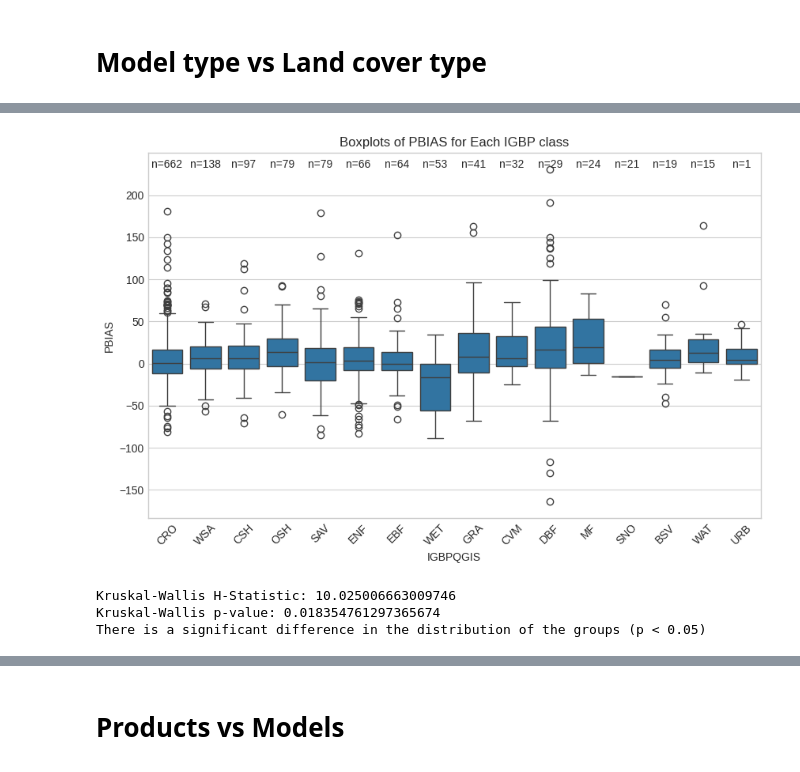
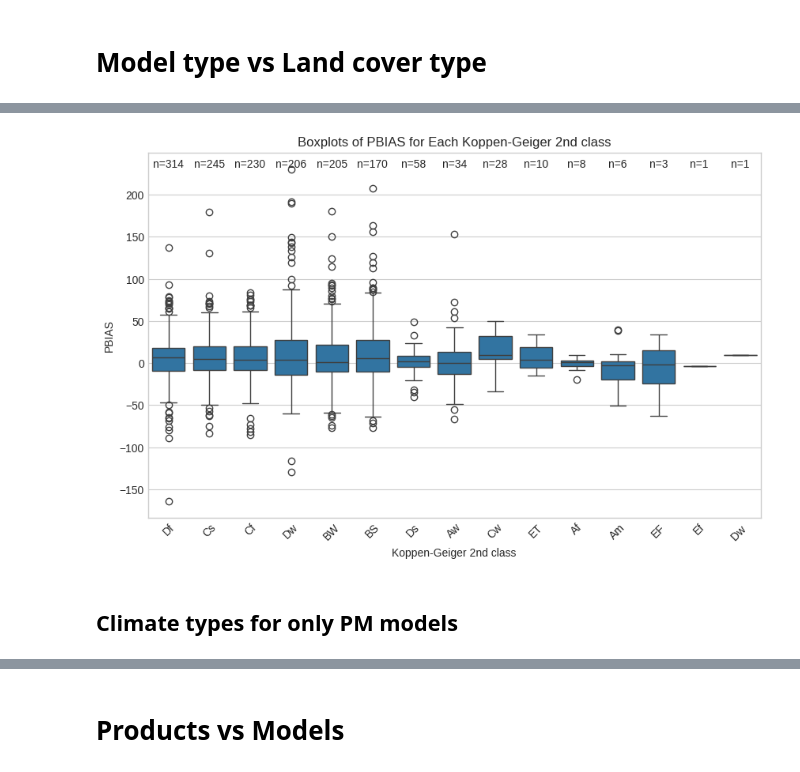
Before and after one commit to trngbich/Hydroloop, a Jupyter notebook: PBias_meta_analyses.ipynb, the cells around one changed output, grey strips where cells are left out. Cells and saved outputs as stored; diff of their text form; code cells hidden in the pictures.

```diff
--- a/PBias_meta_analyses.ipynb
+++ b/PBias_meta_analyses.ipynb
@@ -1567,0 +1759,18 @@ WSA
+# %%
+df_ = filtered_df[filtered_df['Number of sites (N)'] == 1]
+
+# Plot boxplots of PBIAS for each model type
+plt.figure(figsize=(10, 6))
+sns.boxplot(x='IGBP', y='PBIAS (%)', data=df_)
+
+# Annotate the plot with the count of data points for each group
+group_counts = df_['IGBP'].value_counts().reset_index()
+group_counts.columns = ['IGBP', 'count']
+for index, row in group_counts.iterrows():
+    plt.text(index, df_['PBIAS (%)'].max() + 2, f'n={row["count"]}', ha='center')
+
+plt.xlabel('IGBP')
+plt.ylabel('PBIAS')
+plt.title('Boxplots of PBIAS for Each IGBP class (Only N = 1)')
+plt.xticks(rotation=45)
+plt.show()
@@ -1590,18 +1953,19 @@ df_models = filtered_df[filtered_df['IGBP class'].isin(values_to_filter)]
 # %%
-df_ = df_models[df_models['Number of sites (N)'] == 1]
+df_PM = filtered_df[filtered_df['Model Type'] == 'PM']
+df_ = df_PM
 # Plot boxplots of PBIAS for each model type
 plt.figure(figsize=(10, 6))
-sns.boxplot(x='IGBP class', y='PBIAS (%)', data=df_)
+sns.boxplot(x='IGBP', y='PBIAS (%)', data=df_)
 
 # Annotate the plot with the count of data points for each group
-group_counts = df_['IGBP class'].value_counts().reset_index()
-group_counts.columns = ['IGBP class', 'count']
+group_counts = df_['IGBP'].value_counts().reset_index()
+group_counts.columns = ['IGBP', 'count']
 for index, row in group_counts.iterrows():
     plt.text(index, df_['PBIAS (%)'].max() + 2, f'n={row["count"]}', ha='center')
 
-plt.xlabel('IGBP class')
+plt.xlabel('IGBP')
 plt.ylabel('PBIAS')
-plt.title('Boxplots of PBIAS for Each IGBP class')
+plt.title('Boxplots of PBIAS for Each IGBP Type, only PM models')
 plt.xticks(rotation=45)
 plt.show()
 # %% [output]
@@ -1609,40 +1995,21 @@ plt.show()
 # %%
-df_ = df_models[df_models['Number of sites (N)'] == 1]
+df_ = filtered_df
 # Plot boxplots of PBIAS for each model type
 plt.figure(figsize=(10, 6))
-sns.boxplot(x='IGBPQGIS', y='PBIAS (%)', data=df_)
+sns.boxplot(x='Koppen-Geiger 2nd', y='PBIAS (%)', data=df_)
 
 # Annotate the plot with the count of data points for each group
-group_counts = df_['IGBPQGIS'].value_counts().reset_index()
-group_counts.columns = ['IGBPQGIS', 'count']
+group_counts = df_['Koppen-Geiger 2nd'].value_counts().reset_index()
+group_counts.columns = ['Koppen-Geiger 2nd', 'count']
 for index, row in group_counts.iterrows():
     plt.text(index, df_['PBIAS (%)'].max() + 2, f'n={row["count"]}', ha='center')
 
-plt.xlabel('IGBPQGIS')
+plt.xlabel('Koppen-Geiger 2nd class')
 plt.ylabel('PBIAS')
-plt.title('Boxplots of PBIAS for Each IGBP class')
+plt.title('Boxplots of PBIAS for Each Koppen-Geiger 2nd class')
 plt.xticks(rotation=45)
 plt.show()
 # %% [output]
-[figure, old version]
+[figure, new version]
-# %%
-# Perform Kruskal-Wallis H-test
-kruskal_result = kruskal(df_[df_['IGBPQGIS'] == 'CRO']['PBIAS (%)'],
-                        df_[df_['IGBPQGIS'] == 'WSA']['PBIAS (%)'],
-                        df_[df_['IGBPQGIS'] == 'CSH']['PBIAS (%)'],
-                        df_[df_['IGBPQGIS'] == 'OSH']['PBIAS (%)'])
-
-
-# Print the Kruskal-Wallis test result
-print("Kruskal-Wallis H-Statistic:", kruskal_result.statistic)
-print("Kruskal-Wallis p-value:", kruskal_result.pvalue)
-
-# Check for significance
-if kruskal_result.pvalue < 0.05:
-    print("There is a significant difference in the distribution of the groups (p < 0.05)")
-else:
-    print("There is no significant difference in the distribution of the groups (p >= 0.05)")
-# %% [output]
-Kruskal-Wallis H-Statistic: 10.025006663009746
-Kruskal-Wallis p-value: 0.018354761297365674
-There is a significant difference in the distribution of the groups (p < 0.05)
+# %% [markdown]
+## Climate types for only PM models
```
Also changed, not shown: parts of 79 cells of this notebook.
